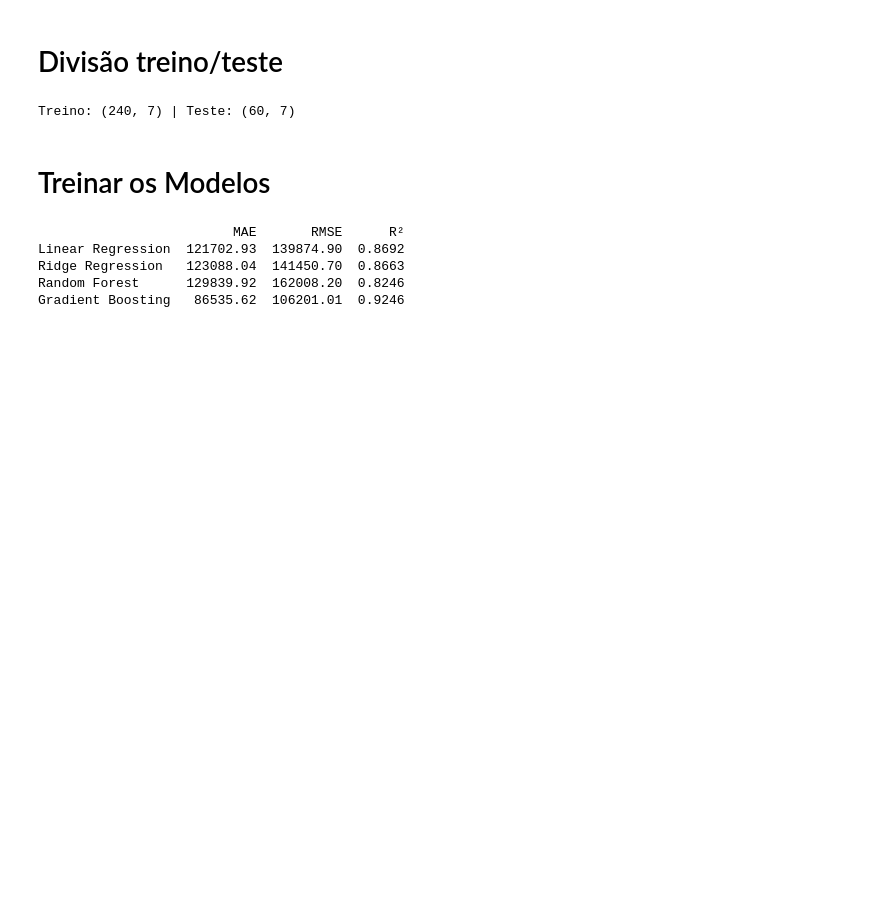
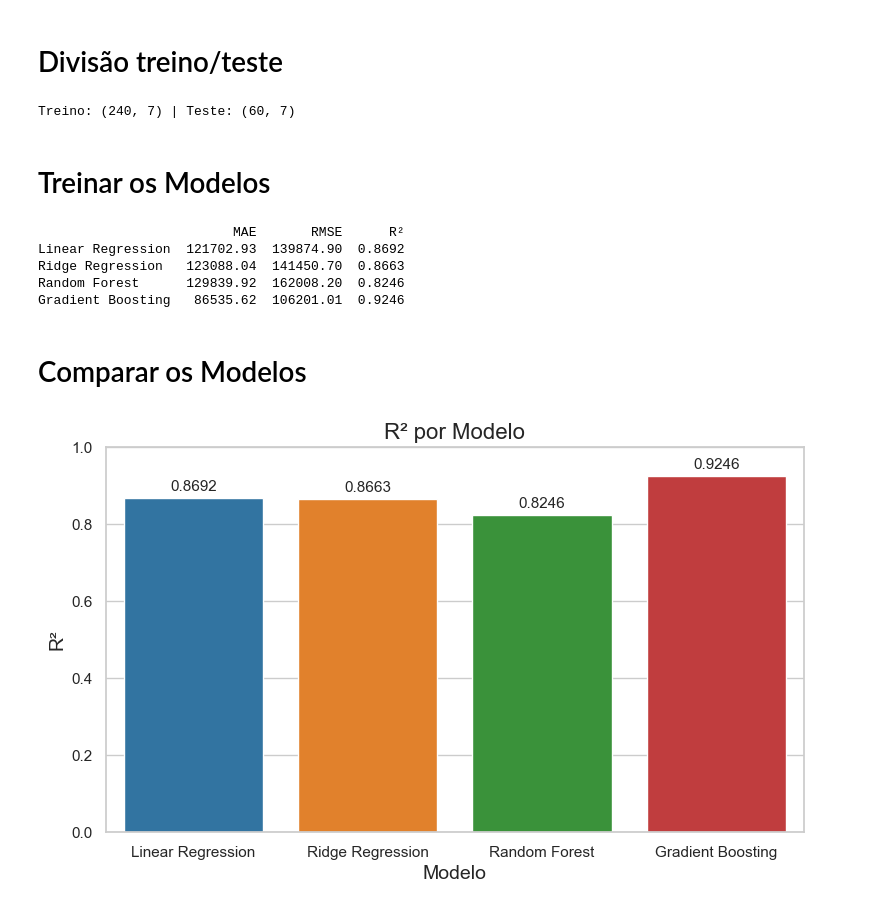
Before and after one commit to RodrygoYamasaki/HousePricePrediction, a Jupyter notebook: notebooks/treinando_modelo.ipynb, the cells around one changed output. Cells and saved outputs as stored; diff of their text form; code cells hidden in the pictures; blank space fills up the shorter version.

Commit message:
Add R² comparison chart for all models

```diff
--- a/notebooks/treinando_modelo.ipynb
+++ b/notebooks/treinando_modelo.ipynb
@@ -206,3 +206,19 @@ Linear Regression  121702.93  139874.90  0.8692
 Ridge Regression   123088.04  141450.70  0.8663
 Random Forest      129839.92  162008.20  0.8246
 Gradient Boosting   86535.62  106201.01  0.9246
+# %% [markdown]
+# Comparar os Modelos
+# %%
+fig, ax = plt.subplots(figsize=(9, 5))
+ax = sns.barplot(x=resultado_df.index, y=resultado_df['R²'], palette='tab10', hue=resultado_df.index)
+ax.set_title('R² por Modelo', fontsize=16)
+ax.set_xlabel('Modelo', fontsize=14)
+ax.set_ylabel('R²', fontsize=14)
+ax.set_ylim(0, 1.0)
+
+for container in ax.containers:
+    ax.bar_label(container, fmt='%.4f', fontsize=11, padding=3)
+
+plt.show()
+# %% [output]
+[figure, added]
```
